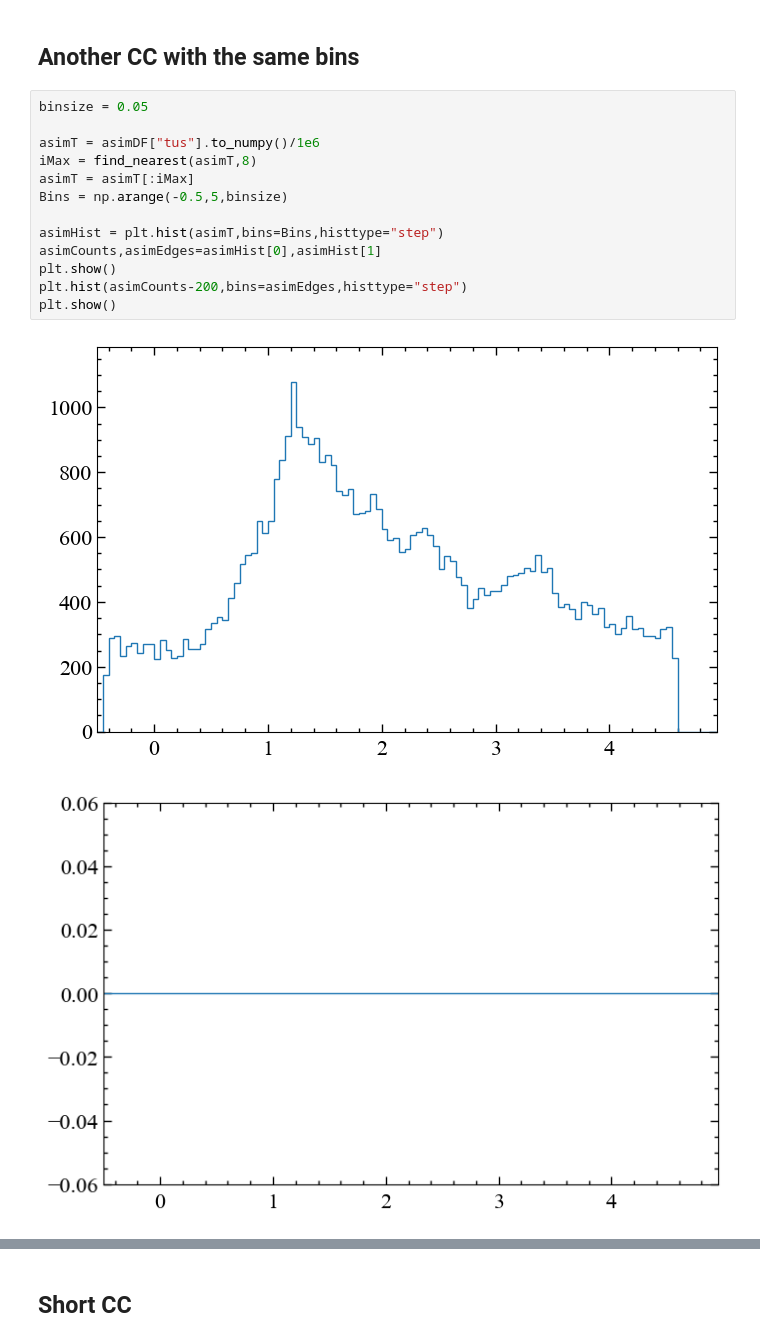
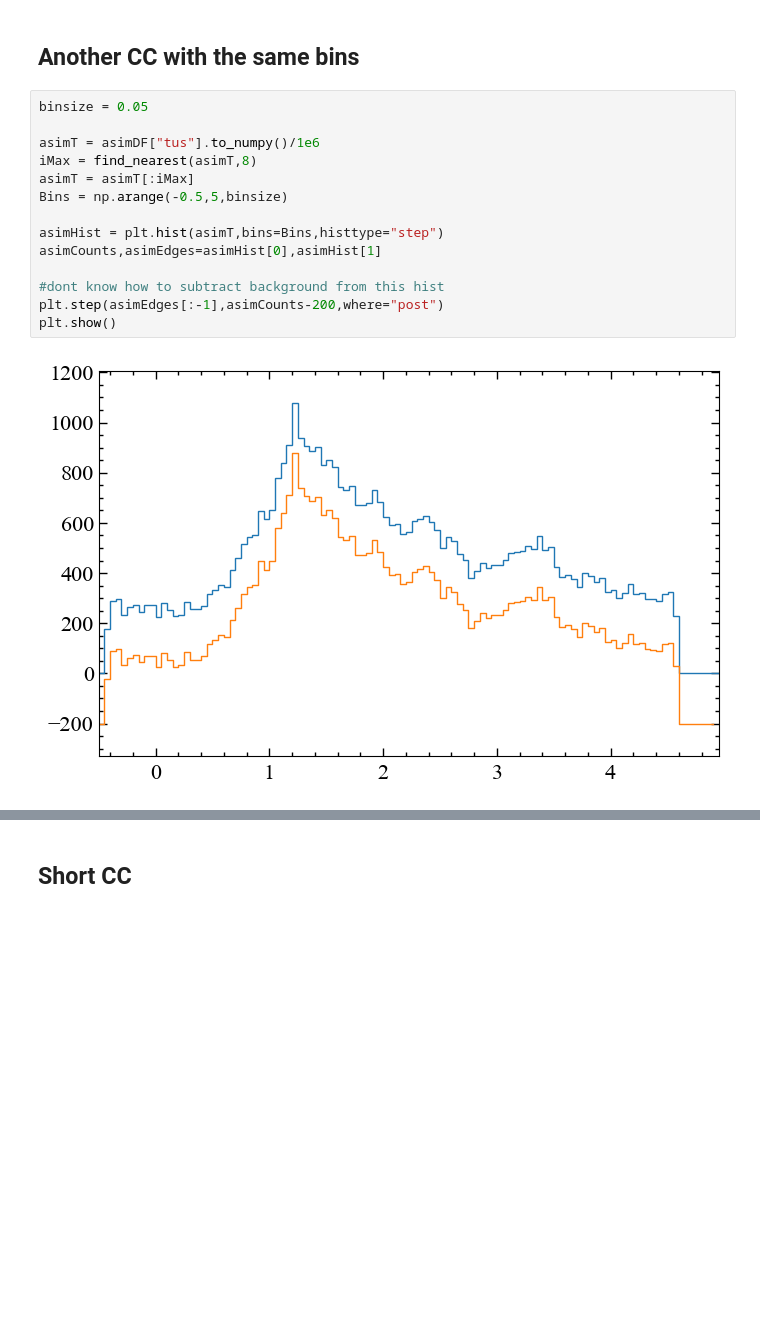
Before and after one commit to AndreasRamsli/GRB, a Jupyter notebook: xspec/FERMI/GRB210619B/GRB210619B_extract_files.ipynb, the cells around one changed output, grey strips where cells are left out. Cells and saved outputs as stored; diff of their text form; blank space fills up the shorter version.

Commit message:
plt.step to produce step histograms

```diff
--- a/xspec/FERMI/GRB210619B/GRB210619B_extract_files.ipynb
+++ b/xspec/FERMI/GRB210619B/GRB210619B_extract_files.ipynb
@@ -468,16 +468,16 @@ new TTE object created
 # %%
 binsize = 0.05
 
 asimT = asimDF["tus"].to_numpy()/1e6
 iMax = find_nearest(asimT,8)
 asimT = asimT[:iMax]
 Bins = np.arange(-0.5,5,binsize)
 
 asimHist = plt.hist(asimT,bins=Bins,histtype="step")
 asimCounts,asimEdges=asimHist[0],asimHist[1]
+
+#dont know how to subtract background from this hist
+plt.step(asimEdges[:-1],asimCounts-200,where="post")
 plt.show()
-plt.hist(asimCounts-200,bins=asimEdges,histtype="step")
-plt.show()
 # %% [output]
-[figure, old version]
+[figure, new version]
-[figure, removed]
```
Also changed, not shown: parts of 2 cells of this notebook.
